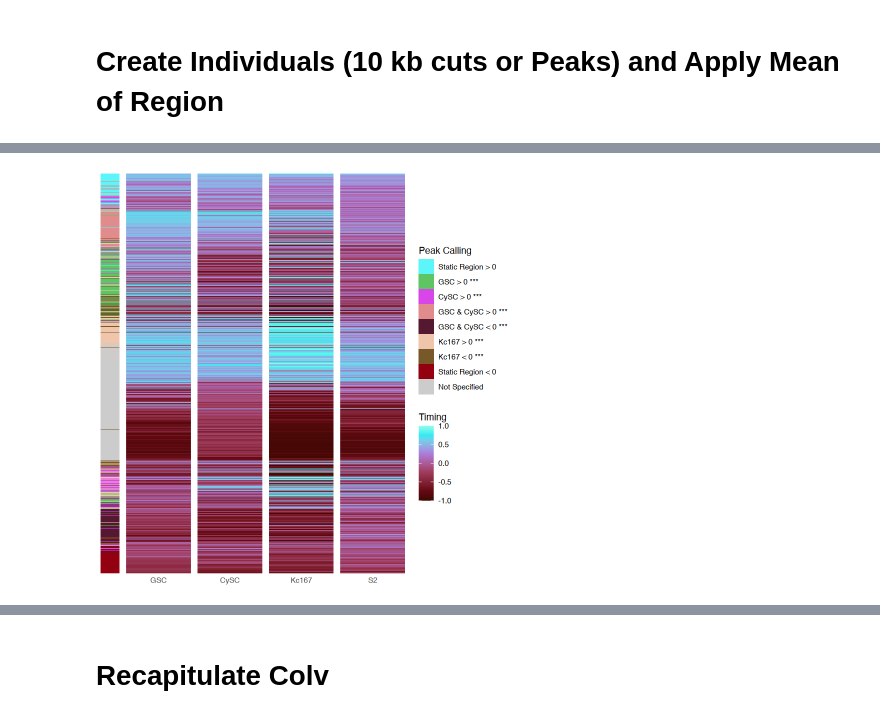
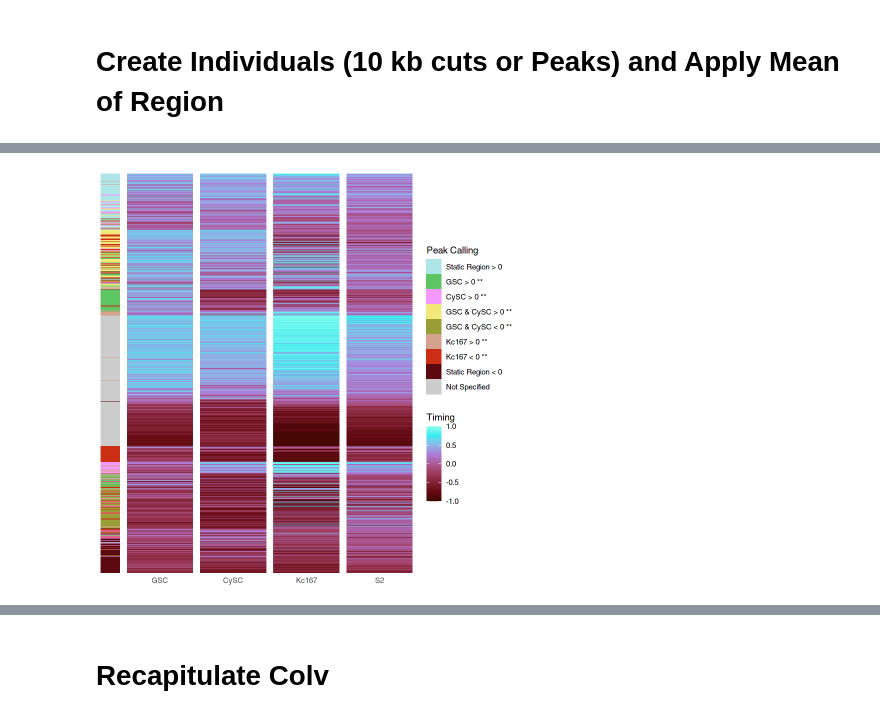
Before and after one commit to ringw/Upd-Germline-Genomics, a Jupyter notebook: illustrations/Repli-Heatmap.ipynb, the cells around one changed output, grey strips where cells are left out. Drawn from its saved outputs; the diff is of its cells as text; code cells hidden in the pictures.

Commit message:
Repli Heatmap

```diff
--- a/illustrations/Repli-Heatmap.ipynb
+++ b/illustrations/Repli-Heatmap.ipynb
@@ -296,0 +199,8 @@ i Run `dplyr::last_dplyr_warnings()` to see the 50 remaining warnings."
+# %%
+windows <- tibble(windows, Grand_Mean = rowMeans(cbind(GSC, CySC, Kc167, S2)))
+# %%
+Test_Feature <- dplyr::select(windows, matches("Early|Late")) %>% print()
+(rowMaxs(as.matrix(Test_Feature))) %>%
+  density(bw = 0.01) %>%
+  plot(xlim=c(0, 0.5))
+Test_Feature <- tibble(Test_Feature, Other = pmax(0, 0.1 - rowSums(as.matrix(Test_Feature))))
@@ -296,0 +224,9 @@ i Run `dplyr::last_dplyr_warnings()` to see the 50 remaining warnings."
+# %%
+Scale_Feature <- 1 / colMeans(Test_Feature >= 0.025)
+windows$Peak <- colnames(Test_Feature)[
+  apply(
+    Test_Feature,
+    1,
+    \(v) which.max(v * Scale_Feature)
+  )
+]
@@ -299,24 +276,24 @@ library(ggnewscale)
 library(ggplot2)
 library(reshape2)
 Classification_Color <- c(
-  Static_Early = "#5bf5fa",
+  Static_Early = "#aee5e7",
   GSC_Early = "#5DC663",
-  CySC_Early = "#D845E8",
-  GSC_CySC_Early = "#e08c8c",
-  GSC_CySC_Late = "#541931",
-  Kc167_Early = "#efc6ab",
-  Kc167_Late = "#775929",
-  Static_Late = "#93000f",
+  CySC_Early = "#f598ff",
+  GSC_CySC_Early = "#f3e97a",
+  GSC_CySC_Late = "#999e36",
+  Kc167_Early = "#d5a28d",
+  Kc167_Late = "#cc2d15",
+  Static_Late = "#5c0912",
   Other = "#cccccc"
 )
 Classification_Label <- c(
   Static_Early = "Static Region > 0",
-  GSC_Early = "GSC > 0 ***",
-  CySC_Early = "CySC > 0 ***",
-  GSC_CySC_Early = "GSC & CySC > 0 ***",
-  GSC_CySC_Late = "GSC & CySC < 0 ***",
-  Kc167_Early = "Kc167 > 0 ***",
-  Kc167_Late = "Kc167 < 0 ***",
+  GSC_Early = "GSC > 0 **",
+  CySC_Early = "CySC > 0 **",
+  GSC_CySC_Early = "GSC & CySC > 0 **",
+  GSC_CySC_Late = "GSC & CySC < 0 **",
+  Kc167_Early = "Kc167 > 0 **",
+  Kc167_Late = "Kc167 < 0 **",
   Static_Late = "Static Region < 0",
   Other = "Not Specified"
 )
@@ -334,12 +311,12 @@ strip_width_plot_units <- as.numeric(strip_width) / as.numeric(width) *
   (max(xs) - min(xs)) /
   (1 - as.numeric(strip_width) / as.numeric(width))
 xlim <- c(1.5 - strip_width_plot_units, max(xs) + 0.5)
-M <- as.matrix(indiv[sortperm, c("GSC", "CySC", "Kc167", "S2")])
+M <- as.matrix(windows[sortperm, c("GSC", "CySC", "Kc167", "S2")])
 p <- ggplot(
   melt(M) %>% tibble(x = xs[1 + as.numeric(Var2)]),
   aes(x, Var1)
 ) +
-  geom_raster(aes(fill = Peak), tibble(x = xs[1], Var1 = seq_along(indiv$Peak), Peak = factor(indiv$Peak[sortperm], names(Classification_Color)))) +
+  geom_raster(aes(fill = Peak), tibble(x = xs[1], Var1 = seq_along(windows$Peak), Peak = factor(windows$Peak[sortperm], names(Classification_Color)))) +
   scale_fill_manual(
     values = Classification_Color,
     labels = Classification_Label,
@@ -350,31 +327,31 @@ p <- ggplot(
   geom_raster(aes(fill = value), \(df) df %>% subset(x == xs[3])) +
   geom_raster(aes(fill = value), \(df) df %>% subset(x == xs[4])) +
   geom_raster(aes(fill = value), \(df) df %>% subset(x == xs[5])) +
   scale_x_continuous(
     breaks = xs[-1],
     labels = colnames(M),
     minor_breaks = NULL
   ) +
   scale_y_continuous(breaks = NULL, minor_breaks = NULL) +
   scale_fill_gradientn(
       colors = c(
         hcl(30, 40, 10),
         repli_level_colors$L,
         repli_level_colors$ML,
         repli_level_colors$EM,
         repli_level_colors$E,
         hcl(170, 55, 95)
       ),
       values = c(0, 0.125, 0.375, 0.625, 0.875, 1),
       guide = guide_colorbar(title = "Timing"),
       limits = c(-1, 1)
     ) +
   coord_cartesian(xlim, expand = F) +
   labs(x = NULL, y = NULL) +
   theme_minimal() +
   theme(
     legend.key.size = strip_width
   )
 p
 # %% [output]
-[figure, old version]
+[figure, new version]
```
Also changed, not shown: parts of 34 cells of this notebook.
